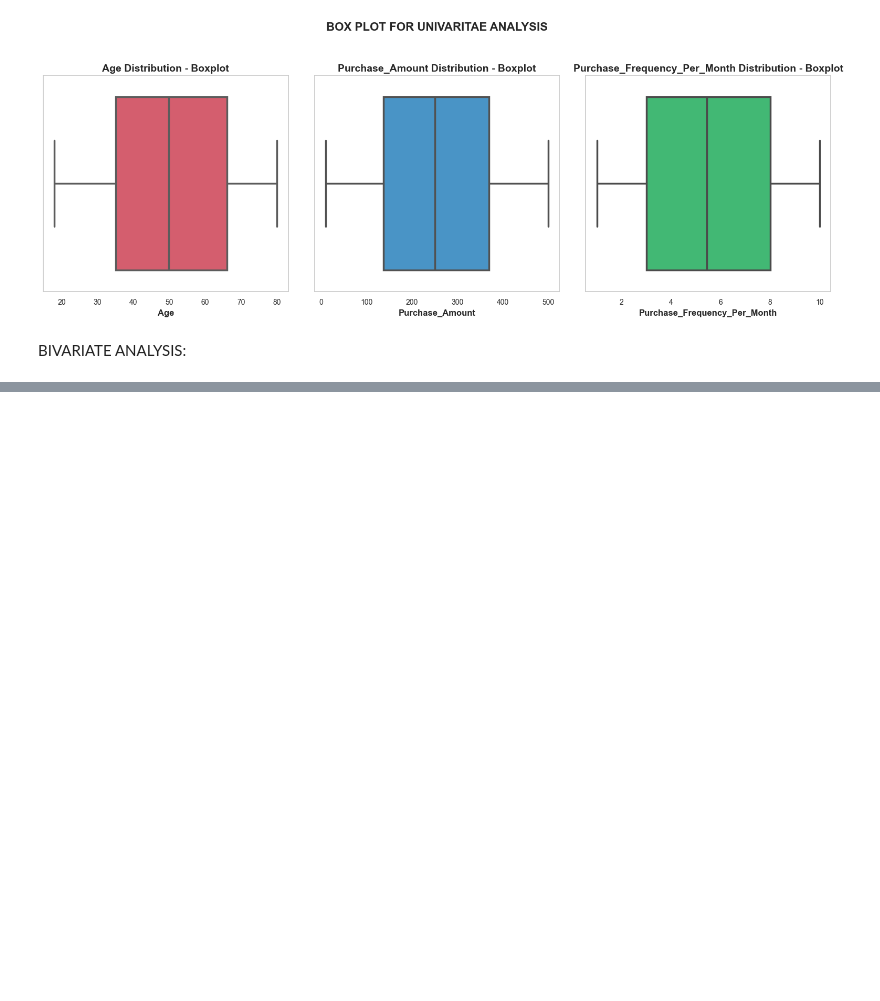
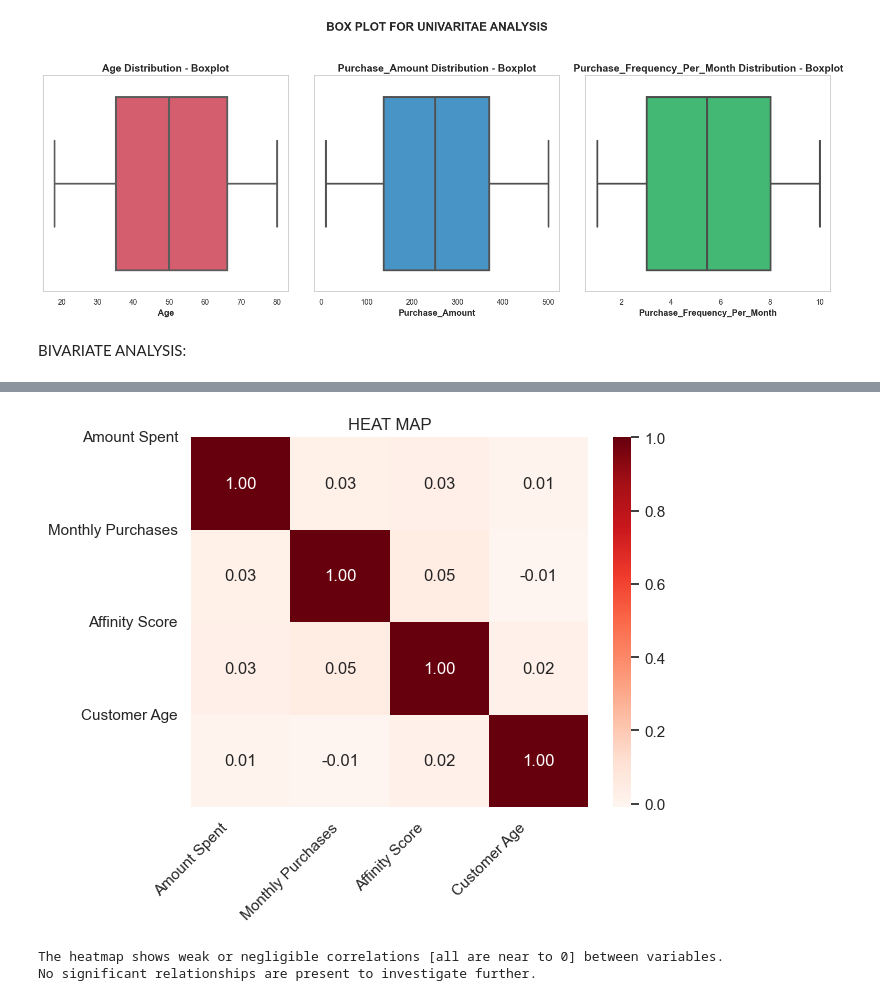
Before and after one commit to shilok09/IDS_Project, a Jupyter notebook: main.ipynb, the cells around one changed output, grey strips where cells are left out. Saved outputs shown, nothing was run; the diff lists cells and outputs as text; code cells hidden in the pictures; blank space fills up the shorter version.

```diff
--- a/main.ipynb
+++ b/main.ipynb
@@ -231,0 +212,17 @@ plt.show()
+# %%
+forPlot = ['Purchase_Amount', 'Purchase_Frequency_Per_Month', 'Brand_Affinity_Score', 'Age']
+corr= df[forPlot].corr()
+labels = ['Amount Spent', 'Monthly Purchases', 'Affinity Score', 'Customer Age']
+sns.heatmap(corr, annot=True, cmap='Reds', fmt=".2f")
+plt.xticks(ticks=range(len(labels)), labels=labels, rotation=45)
+plt.yticks(ticks=range(len(labels)), labels=labels, rotation=0)
+
+plt.title("HEAT MAP")
+
+plt.show()
+print("The heatmap shows weak or negligible correlations [all are near to 0] between variables.")
+print("No significant relationships are present to investigate further.")
+# %% [output]
+[figure, added]
+The heatmap shows weak or negligible correlations [all are near to 0] between variables.
+No significant relationships are present to investigate further.
```
Also changed, not shown: parts of 7 cells of this notebook.
